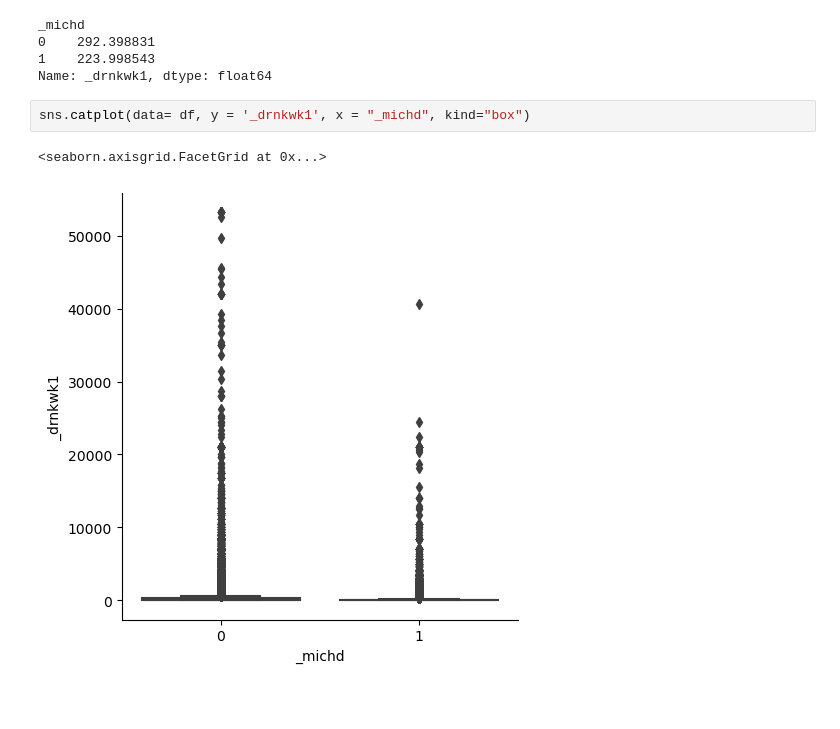
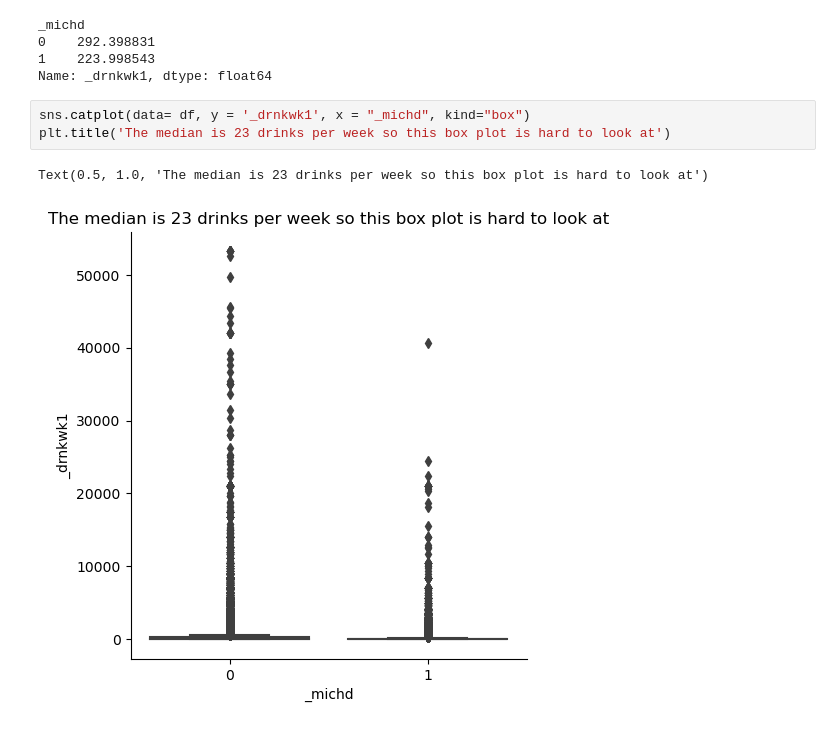
Before and after one commit to blueran21/heart_disease_classification, a Jupyter notebook: code/4_Lucas_EDA.ipynb, the cells around one changed output. Drawn from its saved outputs; the diff is of its cells as text; blank space fills up the shorter version.

```diff
--- a/code/4_Lucas_EDA.ipynb
+++ b/code/4_Lucas_EDA.ipynb
@@ -288,6 +307,7 @@ _michd
 Name: _drnkwk1, dtype: float64
 # %%
 sns.catplot(data= df, y = '_drnkwk1', x = "_michd", kind="box")
+plt.title('The median is 23 drinks per week so this box plot is hard to look at')
 # %% [output]
-<seaborn.axisgrid.FacetGrid at 0x...>
+Text(0.5, 1.0, 'The median is 23 drinks per week so this box plot is hard to look at')
-[figure, old version]
+[figure, new version]
```
Also changed, not shown: parts of 41 cells of this notebook.
